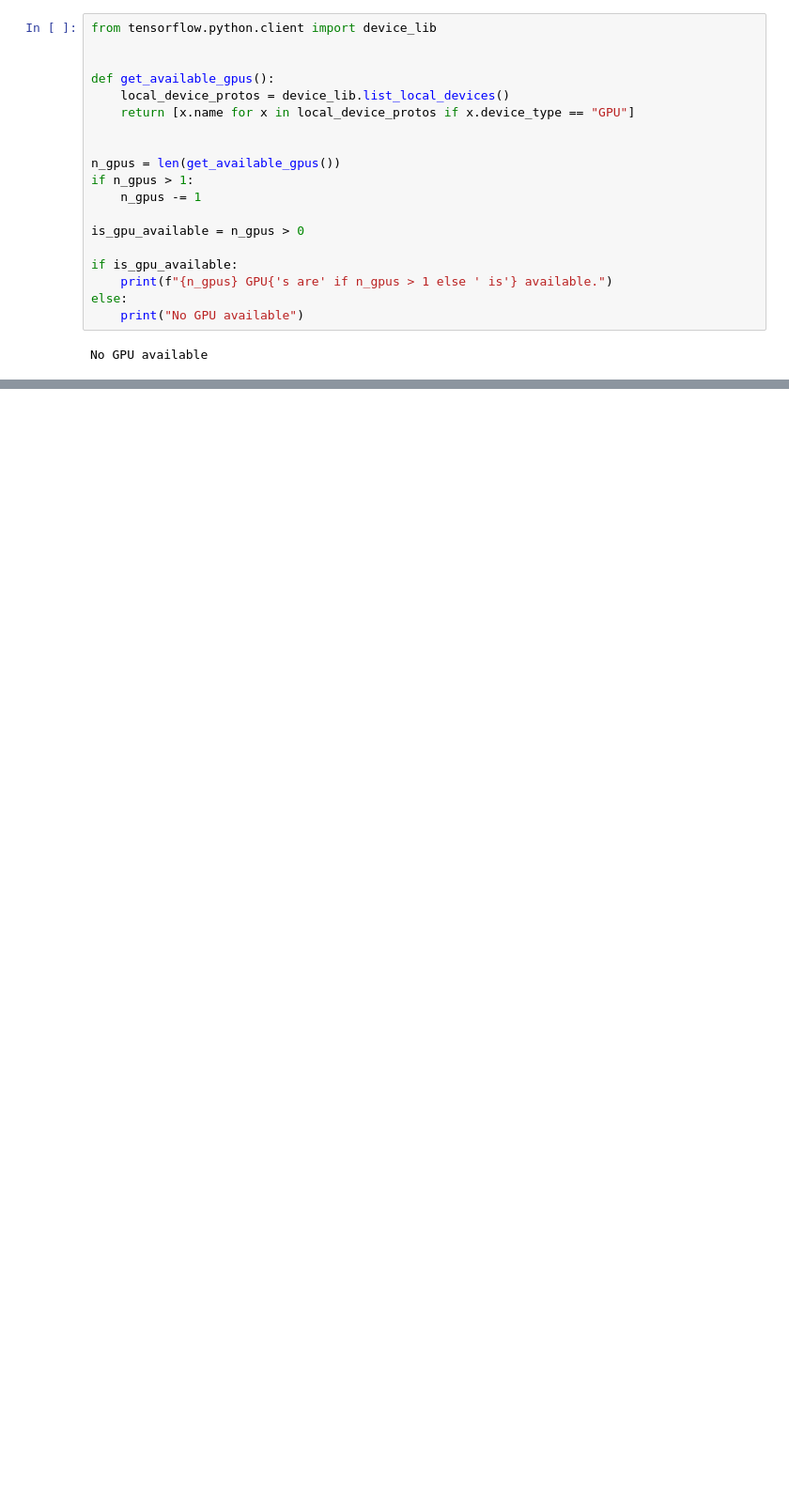
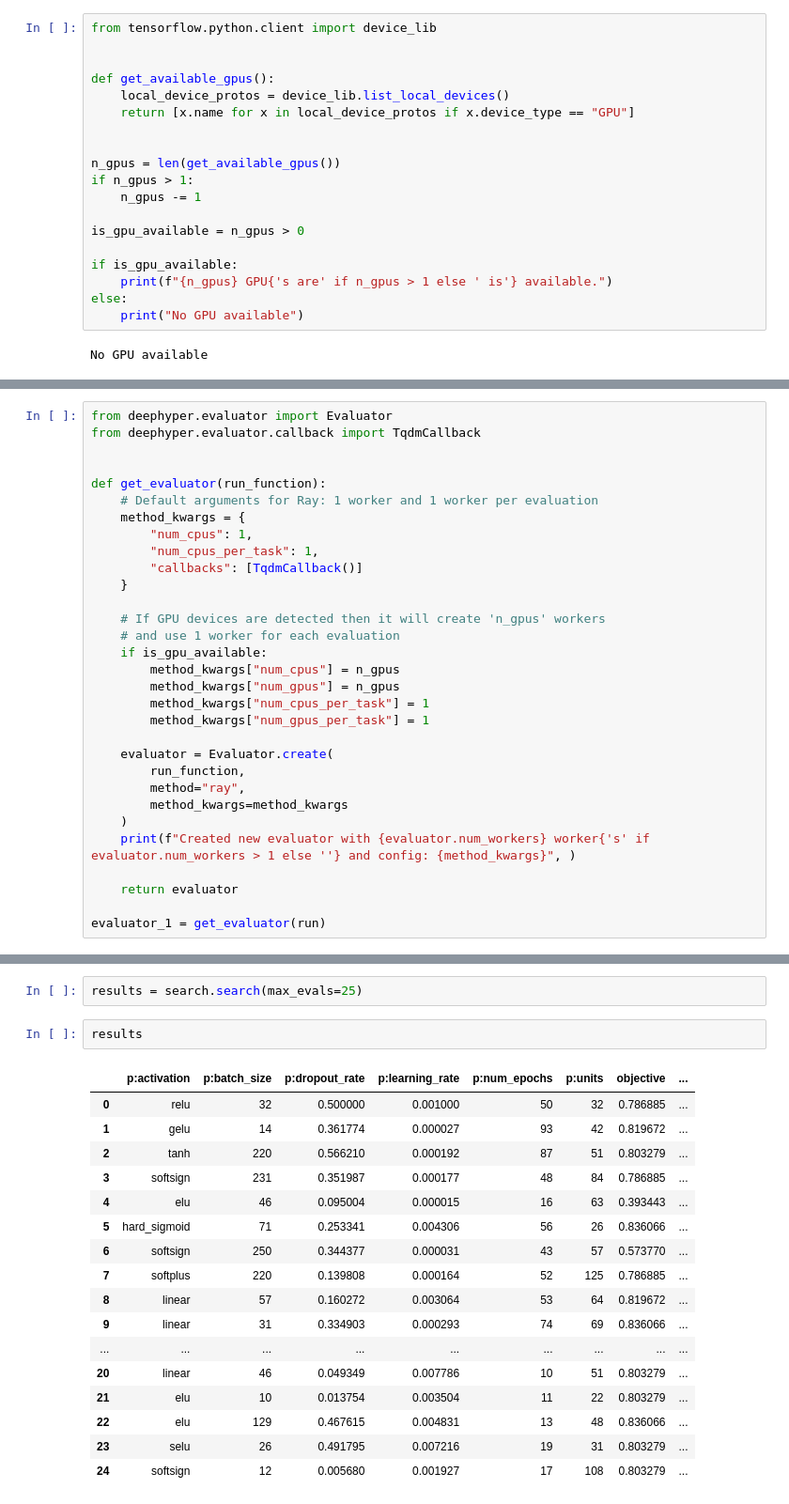
Before and after one commit to Victor-Su-Ortiz/ORNL_Summer, a Jupyter notebook: Notebooks/KerasPractice.ipynb, the cells around one changed output, grey strips where cells are left out. Shown at 94% size. Cells and saved outputs as stored; diff of their text form; blank space fills up the shorter version.

```diff
--- a/Notebooks/KerasPractice.ipynb
+++ b/Notebooks/KerasPractice.ipynb
@@ -56,0 +311,31 @@ No GPU available
+# %%
+from deephyper.evaluator import Evaluator
+from deephyper.evaluator.callback import TqdmCallback
+
+
+def get_evaluator(run_function):
+    # Default arguments for Ray: 1 worker and 1 worker per evaluation
+    method_kwargs = {
+        "num_cpus": 1,
+        "num_cpus_per_task": 1,
+        "callbacks": [TqdmCallback()]
+    }
+
+    # If GPU devices are detected then it will create 'n_gpus' workers
+    # and use 1 worker for each evaluation
+    if is_gpu_available:
+        method_kwargs["num_cpus"] = n_gpus
+        method_kwargs["num_gpus"] = n_gpus
+        method_kwargs["num_cpus_per_task"] = 1
+        method_kwargs["num_gpus_per_task"] = 1
+
+    evaluator = Evaluator.create(
+        run_function,
+        method="ray",
+        method_kwargs=method_kwargs
+    )
+    print(f"Created new evaluator with {evaluator.num_workers} worker{'s' if evaluator.num_workers > 1 else ''} and config: {method_kwargs}", )
+
+    return evaluator
+
+evaluator_1 = get_evaluator(run)
@@ -56,0 +352,22 @@ No GPU available
+# %%
+results = search.search(max_evals=25)
+# %%
+results
+# %% [output]
+|  | p:activation | p:batch_size | p:dropout_rate | p:learning_rate | p:num_epochs | p:units | objective | ... |
+| 0 | relu | 32 | 0.500000 | 0.001000 | 50 | 32 | 0.786885 | ... |
+| 1 | gelu | 14 | 0.361774 | 0.000027 | 93 | 42 | 0.819672 | ... |
+| 2 | tanh | 220 | 0.566210 | 0.000192 | 87 | 51 | 0.803279 | ... |
+| 3 | softsign | 231 | 0.351987 | 0.000177 | 48 | 84 | 0.786885 | ... |
+| 4 | elu | 46 | 0.095004 | 0.000015 | 16 | 63 | 0.393443 | ... |
+| 5 | hard_sigmoid | 71 | 0.253341 | 0.004306 | 56 | 26 | 0.836066 | ... |
+| 6 | softsign | 250 | 0.344377 | 0.000031 | 43 | 57 | 0.573770 | ... |
+| 7 | softplus | 220 | 0.139808 | 0.000164 | 52 | 125 | 0.786885 | ... |
+| 8 | linear | 57 | 0.160272 | 0.003064 | 53 | 64 | 0.819672 | ... |
+| 9 | linear | 31 | 0.334903 | 0.000293 | 74 | 69 | 0.836066 | ... |
+| ... | ... | ... | ... | ... | ... | ... | ... | ... |
+| 20 | linear | 46 | 0.049349 | 0.007786 | 10 | 51 | 0.803279 | ... |
+| 21 | elu | 10 | 0.013754 | 0.003504 | 11 | 22 | 0.803279 | ... |
+| 22 | elu | 129 | 0.467615 | 0.004831 | 13 | 48 | 0.836066 | ... |
+| 23 | selu | 26 | 0.491795 | 0.007216 | 19 | 31 | 0.803279 | ... |
+| 24 | softsign | 12 | 0.005680 | 0.001927 | 17 | 108 | 0.803279 | ... |
```
Also changed, not shown: parts of 14 cells of this notebook, 14 other files.
